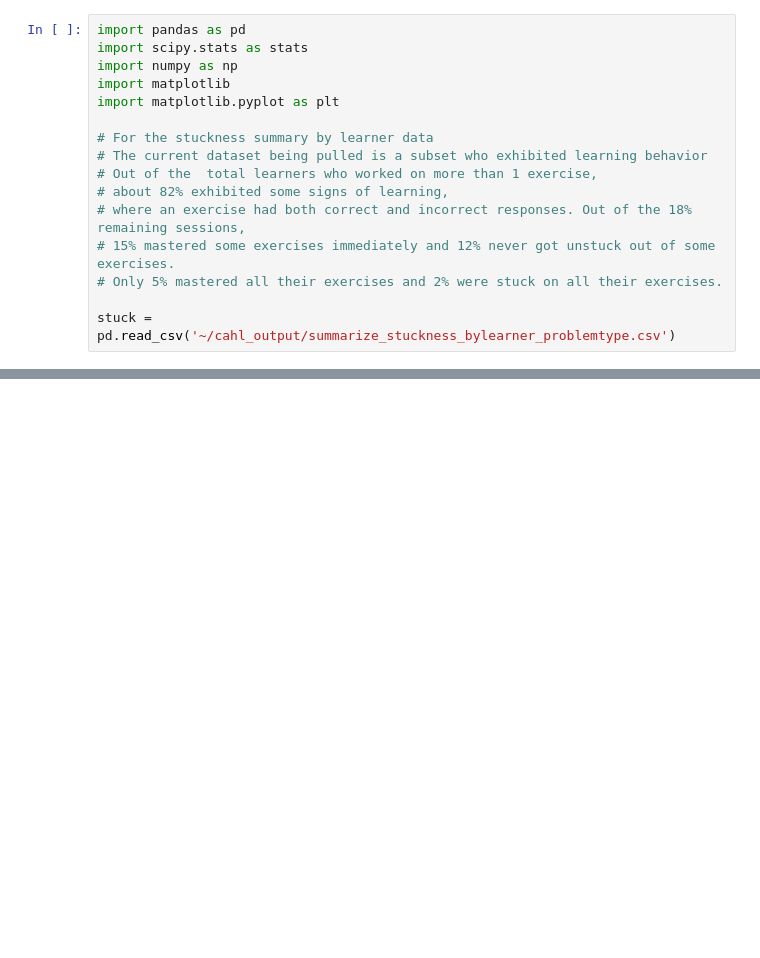
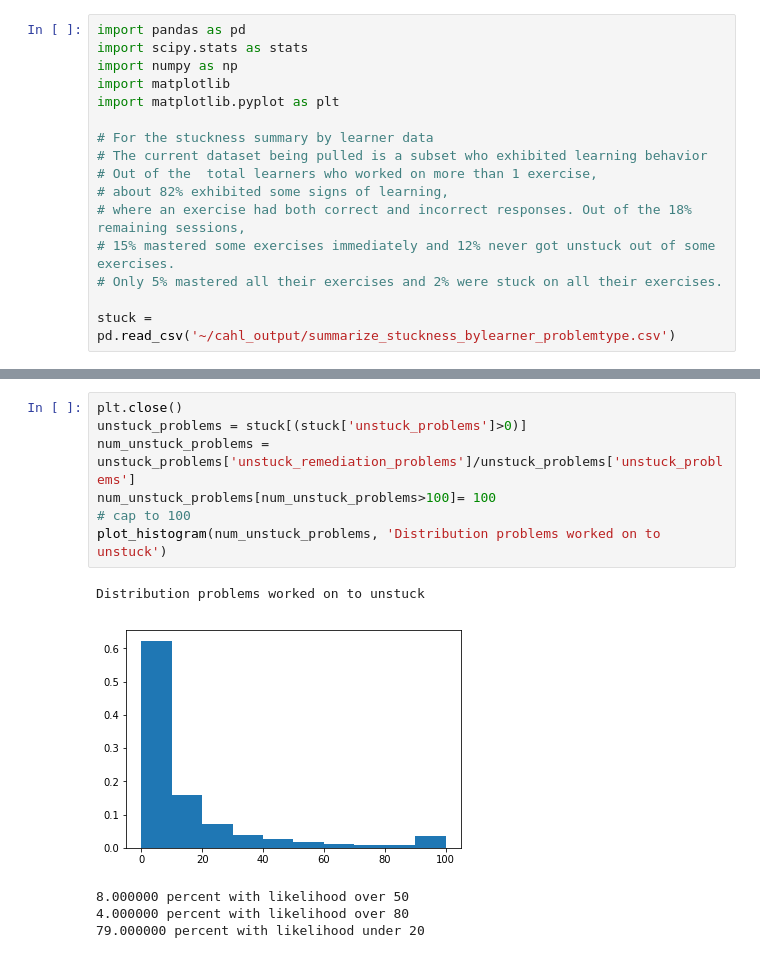
Before and after one commit to catli/cahl-remediation-research, a Jupyter notebook: Aggregate stuckness summary data .ipynb, the cells around one changed output, grey strips where cells are left out. Saved outputs shown, nothing was run; the diff lists cells and outputs as text; blank space fills up the shorter version.

```diff
--- a/Aggregate stuckness summary data .ipynb
+++ b/Aggregate stuckness summary data .ipynb
@@ -209,0 +298,13 @@ Histogram of Problems worked on to unstuck:
+# %%
+plt.close()
+unstuck_problems = stuck[(stuck['unstuck_problems']>0)]
+num_unstuck_problems = unstuck_problems['unstuck_remediation_problems']/unstuck_problems['unstuck_problems']
+num_unstuck_problems[num_unstuck_problems>100]= 100
+# cap to 100
+plot_histogram(num_unstuck_problems, 'Distribution problems worked on to unstuck')
+# %% [output]
+Distribution problems worked on to unstuck
+[figure, added]
+8.000000 percent with likelihood over 50
+4.000000 percent with likelihood over 80
+79.000000 percent with likelihood under 20
```
Also changed, not shown: parts of 13 cells of this notebook, 5 other files.
